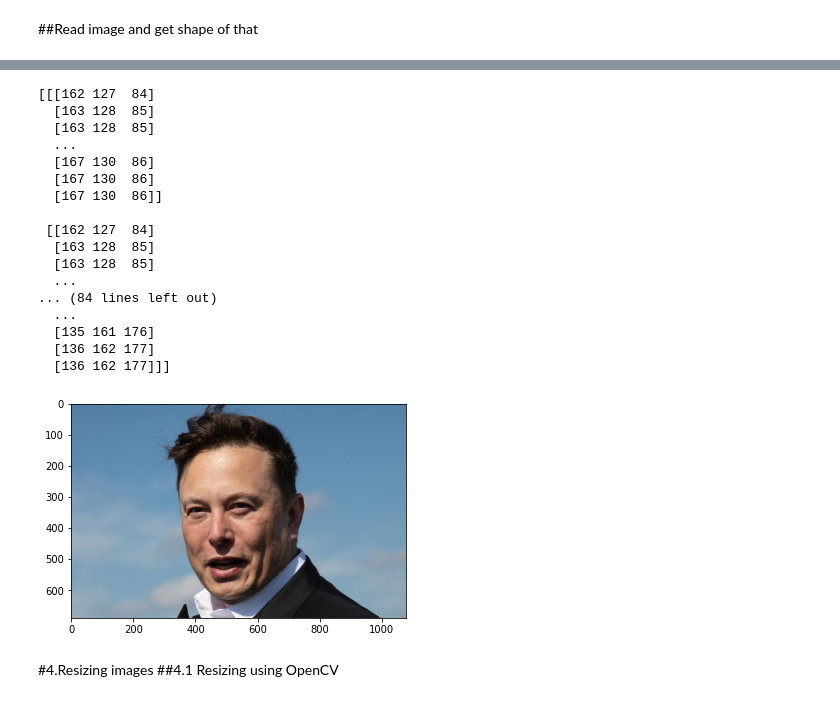
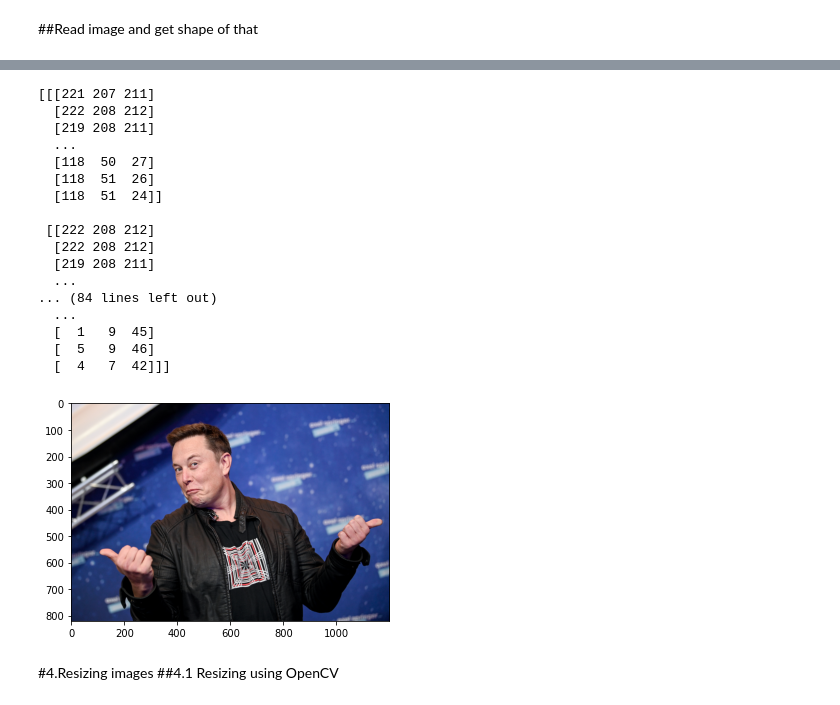
Before and after one commit to mak-world-research/Image-processing-featch-data, a Jupyter notebook: Image_processing_image_collection.ipynb, the cells around one changed output, grey strips where cells are left out. Cells and saved outputs as stored; diff of their text form; code cells hidden in the pictures.

```diff
--- a/Image_processing_image_collection.ipynb
+++ b/Image_processing_image_collection.ipynb
@@ -121,32 +165,32 @@ pixels [[[ 84 127 162]
 # %%
-img = cv2.imread("Copy of Image_1.jpg")
+img = cv2.imread("Image_1.jpg")
 print(img)
 image = cv2.cvtColor(img, cv2.COLOR_BGR2RGB)
 print('Image Width is',img.shape[1])
 print('Image Height is',img.shape[0])
 pixels = np.array(image)
 print('pixels', pixels)
 plt.imshow(pixels)
 plt.show()
 # %% [output]
-[[[162 127  84]
-  [163 128  85]
-  [163 128  85]
+[[[221 207 211]
+  [222 208 212]
+  [219 208 211]
   ...
-  [167 130  86]
-  [167 130  86]
-  [167 130  86]]
+  [118  50  27]
+  [118  51  26]
+  [118  51  24]]
 
- [[162 127  84]
-  [163 128  85]
-  [163 128  85]
+ [[222 208 212]
+  [222 208 212]
+  [219 208 211]
   ...
 ... (84 lines left out)
   ...
-  [135 161 176]
-  [136 162 177]
-  [136 162 177]]]
+  [  1   9  45]
+  [  5   9  46]
+  [  4   7  42]]]
-[figure, old version]
+[figure, new version]
 # %% [markdown]
 #4.Resizing images
 ##4.1 Resizing using OpenCV
```
Also changed, not shown: parts of 6 cells of this notebook.
